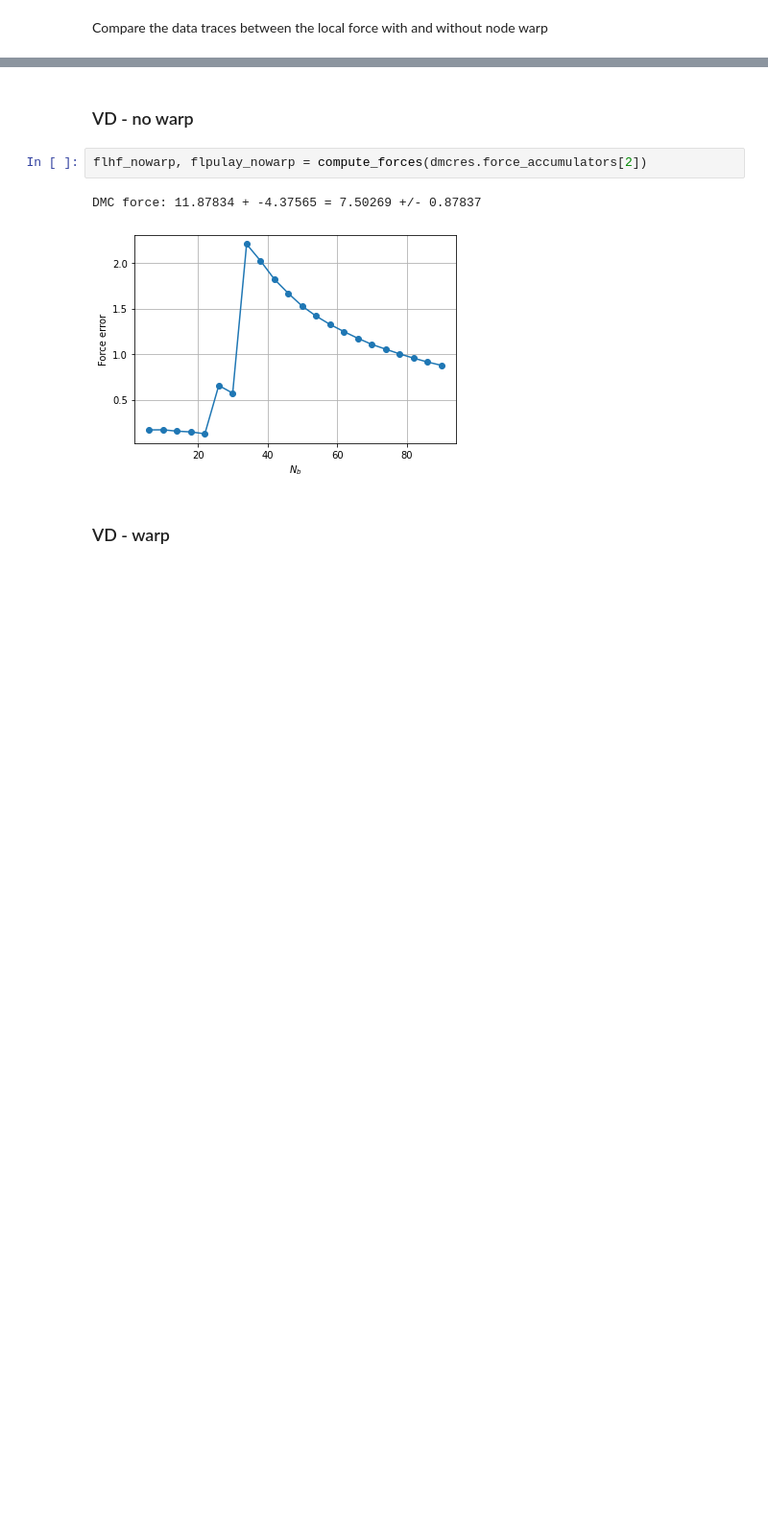
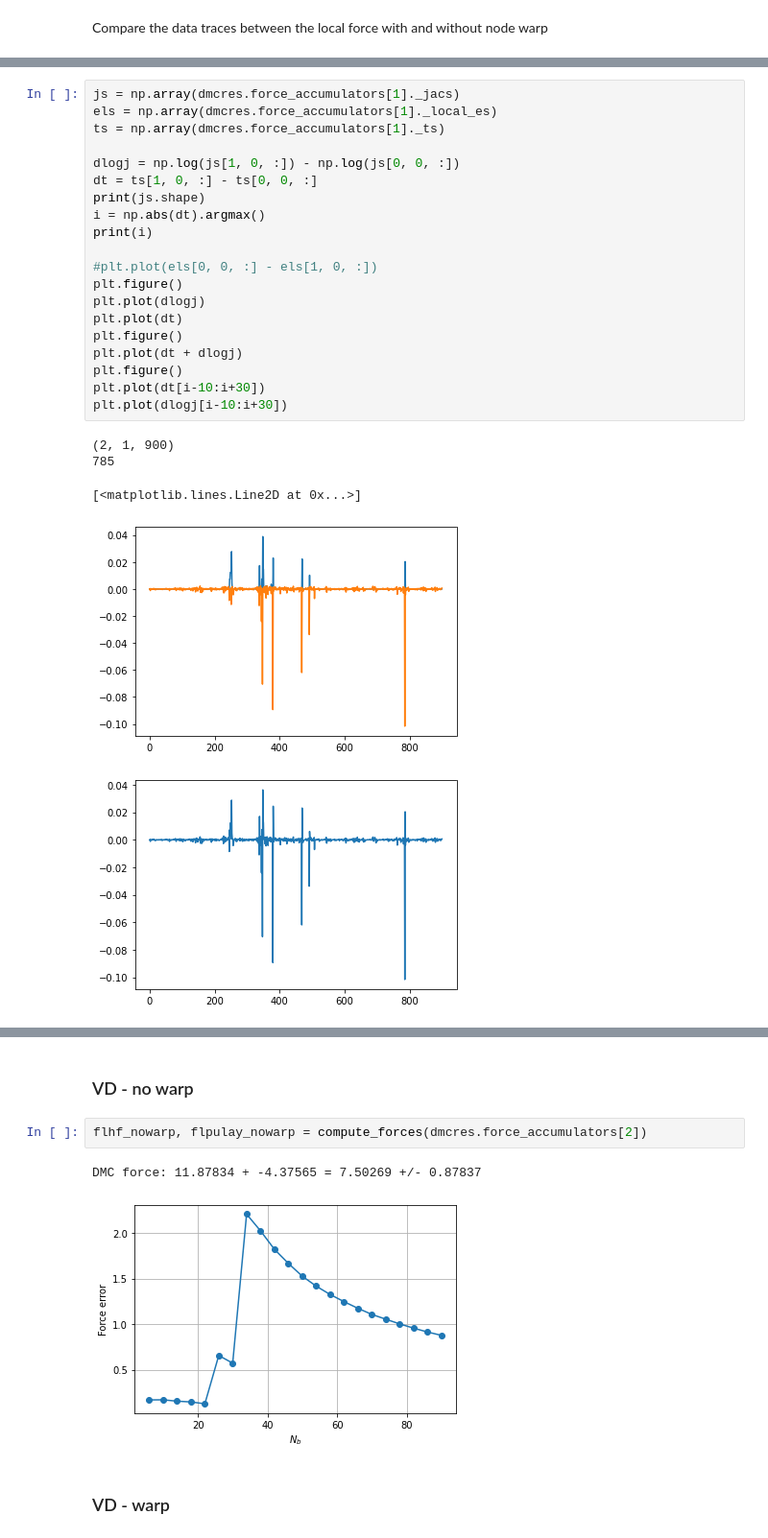
Before and after one commit to Jvanrhijn/pydmc, a Jupyter notebook: examples/elliptic_well.ipynb, the cells around one changed output, grey strips where cells are left out. Shown at 96% size. Saved outputs shown, nothing was run; the diff lists cells and outputs as text; blank space fills up the shorter version.

```diff
--- a/examples/elliptic_well.ipynb
+++ b/examples/elliptic_well.ipynb
@@ -272,0 +273,26 @@ for title, ax in zip(titles, axes):
+# %%
+js = np.array(dmcres.force_accumulators[1]._jacs)
+els = np.array(dmcres.force_accumulators[1]._local_es)
+ts = np.array(dmcres.force_accumulators[1]._ts)
+
+dlogj = np.log(js[1, 0, :]) - np.log(js[0, 0, :])
+dt = ts[1, 0, :] - ts[0, 0, :]
+print(js.shape)
+i = np.abs(dt).argmax()
+print(i)
+
+#plt.plot(els[0, 0, :] - els[1, 0, :])
+plt.figure()
+plt.plot(dlogj)
+plt.plot(dt)
+plt.figure()
+plt.plot(dt + dlogj)
+plt.figure()
+plt.plot(dt[i-10:i+30])
+plt.plot(dlogj[i-10:i+30])
+# %% [output]
+(2, 1, 900)
+785
+[<matplotlib.lines.Line2D at 0x...>]
+[figure, added]
+[figure, added]
```
Also changed, not shown: parts of 11 cells of this notebook, 7 other files.
